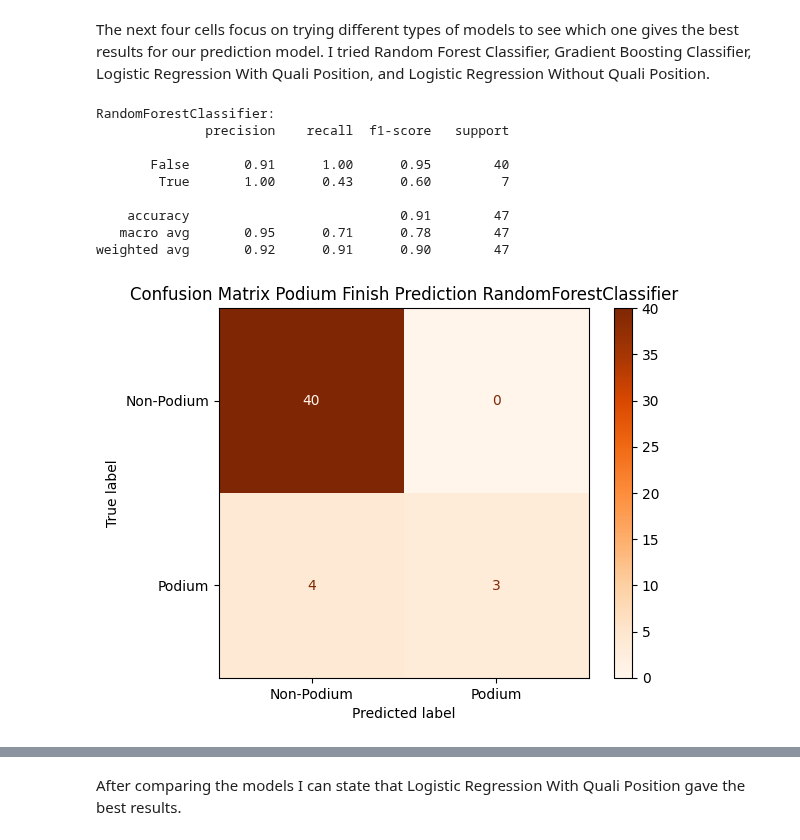
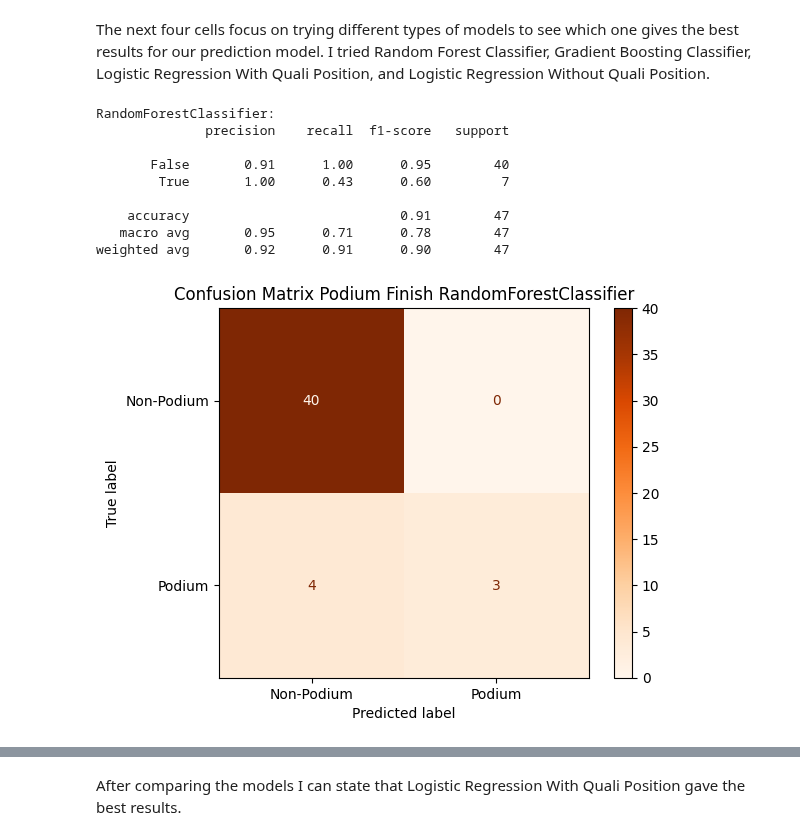
Before and after one commit to ipolishc22/f1-podium-predictor, a Jupyter notebook: notebooks/modeling.ipynb, the cells around one changed output, grey strips where cells are left out. Saved outputs shown, nothing was run; the diff lists cells and outputs as text; code cells hidden in the pictures.

```diff
--- a/notebooks/modeling.ipynb
+++ b/notebooks/modeling.ipynb
@@ -52,31 +52,31 @@ The next four cells focus on trying different types of models to see which one g
 # %%
 RFC_model = RandomForestClassifier(class_weight='balanced', random_state=22)
 RFC_model.fit(X_train,y_train)
 y_pred_rfc = RFC_model.predict(X_test)
 
 print("RandomForestClassifier:")
 print(classification_report(y_test, y_pred_rfc))
 
 ConfusionMatrixDisplay.from_predictions(
     y_test, y_pred_rfc,
     display_labels=['Non-Podium', 'Podium'],
     cmap='Oranges',
     xticks_rotation=0
 )
-plt.title("Confusion Matrix Podium Finish Prediction RandomForestClassifier")
+plt.title("Confusion Matrix Podium Finish RandomForestClassifier")
 plt.grid(False)
 plt.show()
 # %% [output]
 RandomForestClassifier:
               precision    recall  f1-score   support
 
        False       0.91      1.00      0.95        40
         True       1.00      0.43      0.60         7
 
     accuracy                           0.91        47
    macro avg       0.95      0.71      0.78        47
 weighted avg       0.92      0.91      0.90        47
-[figure, old version]
+[figure, new version]
 # %%
 gb_model = GradientBoostingClassifier(random_state=22)
 gb_model.fit(X_train, y_train)
```
Also changed, not shown: parts of 11 cells of this notebook, 8 other files.
